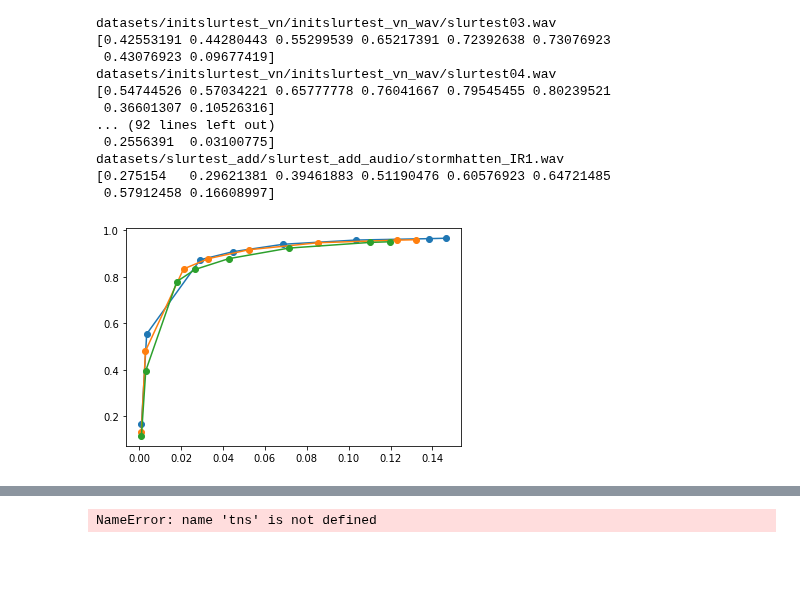
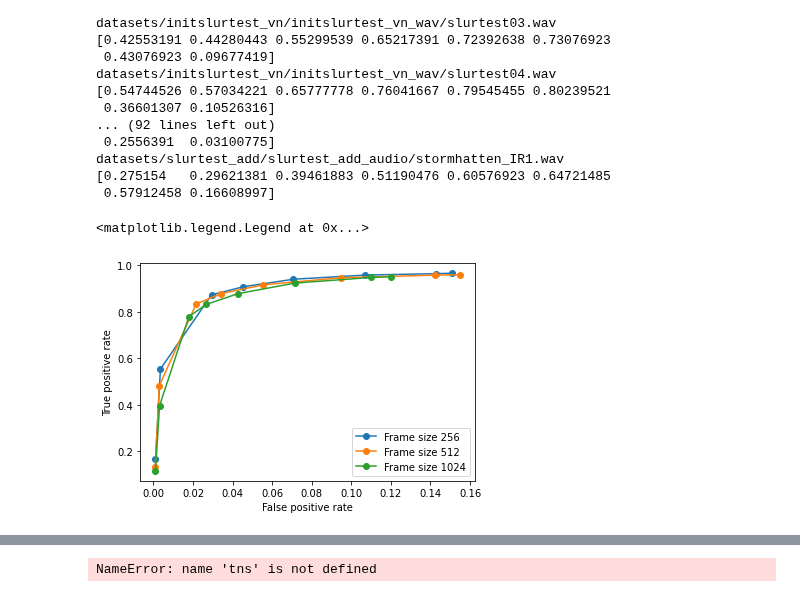
Before and after one commit to SimonFalk/beyondPianoRoll, a Jupyter notebook: hfc-analysis.ipynb, the cells around one changed output, grey strips where cells are left out. Saved outputs shown, nothing was run; the diff lists cells and outputs as text; code cells hidden in the pictures; blank space fills up the shorter version.

```diff
--- a/hfc-analysis.ipynb
+++ b/hfc-analysis.ipynb
@@ -26,6 +28,37 @@ stft = madmom.audio.stft.STFTProcessor()
 proc = madmom.processors.SequentialProcessor([sigg, frame, stft])
 # %%
 SHIFT = 5
-THRES = 0.15
-TOL = 0.025
+THRES = 0.5
+TOLS = np.arange(0.1,0.6,0.1)
 HOP = 441
+# %%
+
+fss = []
+for TOL in TOLS:
+    fs = []
+    rs = []
+    ps = []
+    CD_list = []
+    FN_list = []
+    FP_list = []
+    for r in np.arange(len(audio_fnames)):
+        rec_name = os.path.basename(audio_fnames[r])
+        #print(rec_name)
+        spect = proc(audio_fnames[r])
+        hfc = madmom.features.onsets.high_frequency_content(np.abs(spect))
+        onehot, out = aubio_peakpicker_do(hfc, threshold=THRES)
+        peaks = (np.where(onehot==1)[0]-SHIFT)*HOP/sample_rates[r]
+        [CD,FN,FP,doubles,merged] = evaluate(onset_schedules[r], peaks, tol_sec=TOL)
+        CD_list.append(CD)
+        FN_list.append(FN)
+        FP_list.append(FP)
+        scores = mir_eval.onset.evaluate(onset_schedules[r], peaks, window=TOL)
+        #print(scores["F-measure"], scores["Recall"], scores["Precision"])
+        fs.append(scores["F-measure"])
+        ps.append(scores["Precision"])
+        rs.append(scores["Recall"])
+    print(TOL)
+    print("Mean F: ", np.mean(fs))
+    print("Mean P: ", np.mean(ps))
+    print("Mean R: ", np.mean(rs))
+    fss.append(np.mean(fs))
@@ -75,14 +139,20 @@ datasets/slurtest_add/slurtest_add_audio/stormhatten_IR1.wav
 [0.275154   0.29621381 0.39461883 0.51190476 0.60576923 0.64721485
  0.57912458 0.16608997]
 # %%
+fscores = []
 for win_size in [256, 512, 1024]:
     cds = np.load("results/hfc-eval-220422/hfc_AB_w"+ str(win_size)+"_tuning_cds.npy")
     fns = np.load("results/hfc-eval-220422/hfc_AB_w"+ str(win_size)+"_tuning_fns.npy")
     fps = np.load("results/hfc-eval-220422/hfc_AB_w"+ str(win_size)+"_tuning_fps.npy")
+    tns = np.load("results/hfc-eval-220422/hfc_AB_w"+ str(win_size)+"_tuning_tns.npy")
     tpr = cds.sum(1)/(cds.sum(1)+fns.sum(1))
     fpr = fps.sum(1)/(fps.sum(1)+tns.sum(1))
-    fscores = cds.sum(1)/(cds.sum(1)+0.5*fps.sum(1)+0.5*fns.sum(1))
+    fscores.append(cds.sum(1)/(cds.sum(1)+0.5*fps.sum(1)+0.5*fns.sum(1)))
     plt.plot(fpr, tpr, '-o')
-plt.show()
+
+plt.xlabel("False positive rate")
+plt.ylabel("True positive rate")
+plt.legend(["Frame size " + str(w) for w in [256, 512, 1024]])
 # %% [output]
+<matplotlib.legend.Legend at 0x...>
-[figure, old version]
+[figure, new version]
```
Also changed, not shown: parts of 6 cells of this notebook, 1 other file.
